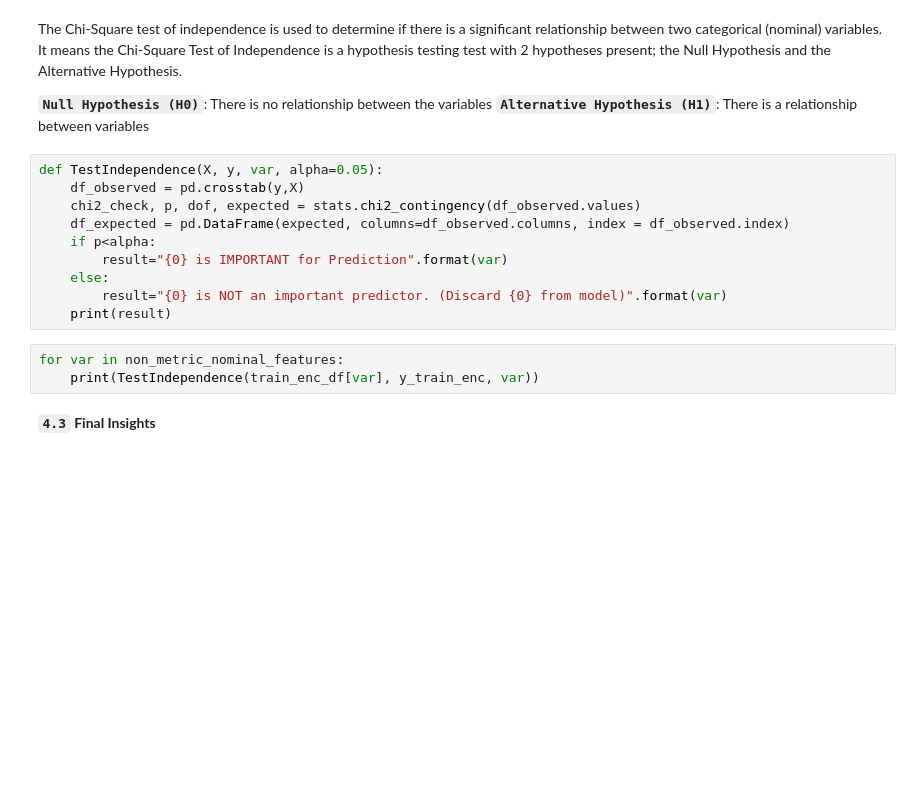
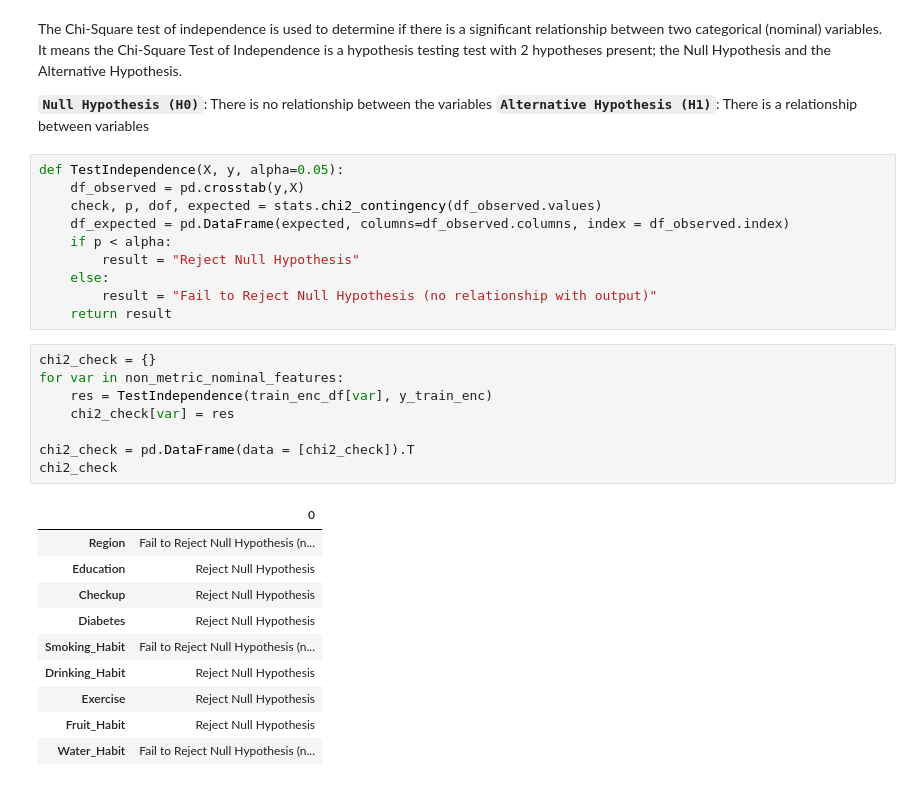
Before and after one commit to NassarX/ML-200179-Project, a Jupyter notebook: smith_parasite.ipynb, the cells around one changed output. Drawn from its saved outputs; the diff is of its cells as text; blank space fills up the shorter version.

```diff
--- a/smith_parasite.ipynb
+++ b/smith_parasite.ipynb
@@ -1308,17 +1322,31 @@ The Chi-Square test of independence is used to determine if there is a significa
 __`Null Hypothesis (H0)`__: There is no relationship between the variables
 __`Alternative Hypothesis (H1)`__: There is a relationship between variables
 # %%
-def TestIndependence(X, y, var, alpha=0.05):
+def TestIndependence(X, y, alpha=0.05):
     df_observed = pd.crosstab(y,X)
-    chi2_check, p, dof, expected = stats.chi2_contingency(df_observed.values)
+    check, p, dof, expected = stats.chi2_contingency(df_observed.values)
     df_expected = pd.DataFrame(expected, columns=df_observed.columns, index = df_observed.index)
-    if p<alpha:
-        result="{0} is IMPORTANT for Prediction".format(var)
+    if p < alpha:
+        result = "Reject Null Hypothesis"
     else:
-        result="{0} is NOT an important predictor. (Discard {0} from model)".format(var)
-    print(result)
+        result = "Fail to Reject Null Hypothesis (no relationship with output)"
+    return result
 # %%
+chi2_check = {}
 for var in non_metric_nominal_features:
-    print(TestIndependence(train_enc_df[var], y_train_enc, var))
+    res = TestIndependence(train_enc_df[var], y_train_enc)
+    chi2_check[var] = res
+
+chi2_check = pd.DataFrame(data = [chi2_check]).T
+chi2_check
+# %% [output]
+|  | 0 |
+| Region | Fail to Reject Null Hypothesis (n... |
+| Education | Reject Null Hypothesis |
+| Checkup | Reject Null Hypothesis |
+| Diabetes | Reject Null Hypothesis |
+| Smoking_Habit | Fail to Reject Null Hypothesis (n... |
+| Drinking_Habit | Reject Null Hypothesis |
+| Exercise | Reject Null Hypothesis |
+| Fruit_Habit | Reject Null Hypothesis |
+| Water_Habit | Fail to Reject Null Hypothesis (n... |
-# %% [markdown]
-__`4.3`__ __Final Insights__
```
Also changed, not shown: parts of 7 cells of this notebook.
